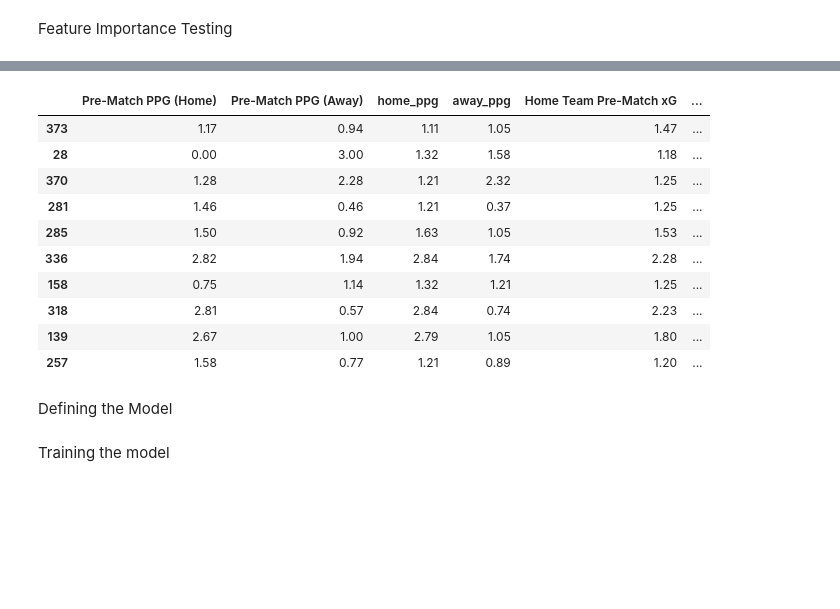
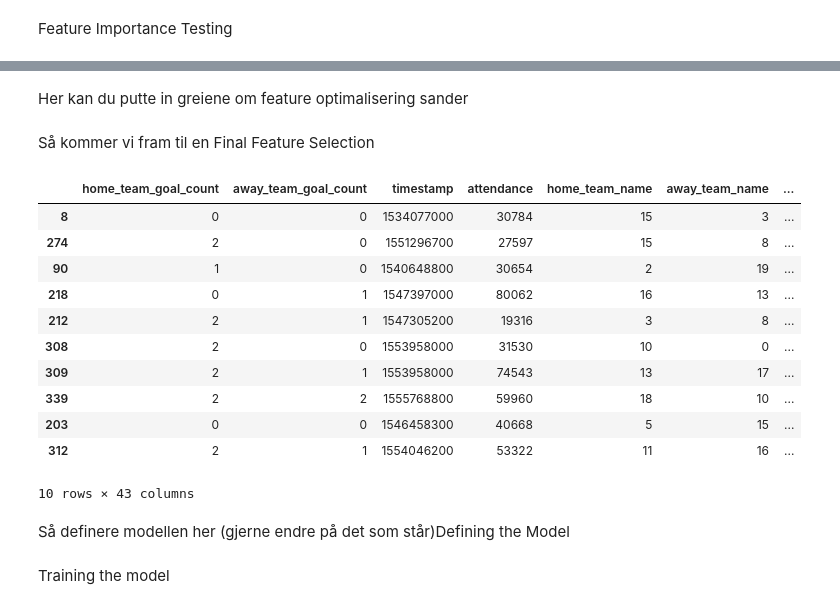
Before and after one commit to SanderBakke/MALIS_project, a Jupyter notebook: notebooks/notebook.ipynb, the cells around one changed output, grey strips where cells are left out. Saved outputs shown, nothing was run; the diff lists cells and outputs as text; code cells hidden in the pictures; blank space fills up the shorter version.

Commit message:
Mal til å putte in shit

```diff
--- a/notebooks/notebook.ipynb
+++ b/notebooks/notebook.ipynb
@@ -66,46 +128,26 @@ Final Feature Selection
-# %%
-selected_features = [
-    #'Game Week',
-    #'home_team_name',
-    #'away_team_name',
-    'Pre-Match PPG (Home)',
-    'Pre-Match PPG (Away)',
-    'home_ppg',
-    'away_ppg',
-    'Home Team Pre-Match xG',
-    'Away Team Pre-Match xG',
-    'home_team_goal_count',
-    'away_team_goal_count',
-    'total_goal_count',
-    'home_team_shots_on_target',
-    'away_team_shots_on_target',
-    'home_team_possession',
-    'away_team_possession',
-    'average_goals_per_match_pre_match',
-    'home_team_yellow_cards',
-    'home_team_red_cards',
-    'away_team_yellow_cards',
-    'away_team_red_cards'
-]
-
-
-df_final = df_filtered[selected_features]
-
-df_final.sample(10)
-# %% [output]
-|  | Pre-Match PPG (Home) | Pre-Match PPG (Away) | home_ppg | away_ppg | Home Team Pre-Match xG | ... |
-| 373 | 1.17 | 0.94 | 1.11 | 1.05 | 1.47 | ... |
-| 28 | 0.00 | 3.00 | 1.32 | 1.58 | 1.18 | ... |
-| 370 | 1.28 | 2.28 | 1.21 | 2.32 | 1.25 | ... |
-| 281 | 1.46 | 0.46 | 1.21 | 0.37 | 1.25 | ... |
-| 285 | 1.50 | 0.92 | 1.63 | 1.05 | 1.53 | ... |
-| 336 | 2.82 | 1.94 | 2.84 | 1.74 | 2.28 | ... |
-| 158 | 0.75 | 1.14 | 1.32 | 1.21 | 1.25 | ... |
-| 318 | 2.81 | 0.57 | 2.84 | 0.74 | 2.23 | ... |
-| 139 | 2.67 | 1.00 | 2.79 | 1.05 | 1.80 | ... |
-| 257 | 1.58 | 0.77 | 1.21 | 0.89 | 1.20 | ... |
-# %% [markdown]
-Defining the Model
+# %% [markdown]
+Her kan du putte in greiene om feature optimalisering sander
+# %% [markdown]
+Så kommer vi fram til en Final Feature Selection
+# %%
+df_final = df_filtered
+
+df_final.sample(10)
+# %% [output]
+|  | home_team_goal_count | away_team_goal_count | timestamp | attendance | home_team_name | away_team_name | ... |
+| 8 | 0 | 0 | 1534077000 | 30784 | 15 | 3 | ... |
+| 274 | 2 | 0 | 1551296700 | 27597 | 15 | 8 | ... |
+| 90 | 1 | 0 | 1540648800 | 30654 | 2 | 19 | ... |
+| 218 | 0 | 1 | 1547397000 | 80062 | 16 | 13 | ... |
+| 212 | 2 | 1 | 1547305200 | 19316 | 3 | 8 | ... |
+| 308 | 2 | 0 | 1553958000 | 31530 | 10 | 0 | ... |
+| 309 | 2 | 1 | 1553958000 | 74543 | 13 | 17 | ... |
+| 339 | 2 | 2 | 1555768800 | 59960 | 18 | 10 | ... |
+| 203 | 0 | 0 | 1546458300 | 40668 | 5 | 15 | ... |
+| 312 | 2 | 1 | 1554046200 | 53322 | 11 | 16 | ... |
+10 rows × 43 columns
+# %% [markdown]
+Så definere modellen her (gjerne endre på det som står)Defining the Model
 # %%
 Y = df_final[['home_team_goal_count', 'away_team_goal_count']]
 X = df_final.drop(columns = ['home_team_goal_count', 'away_team_goal_count'])
```
Also changed, not shown: parts of 6 cells of this notebook.
